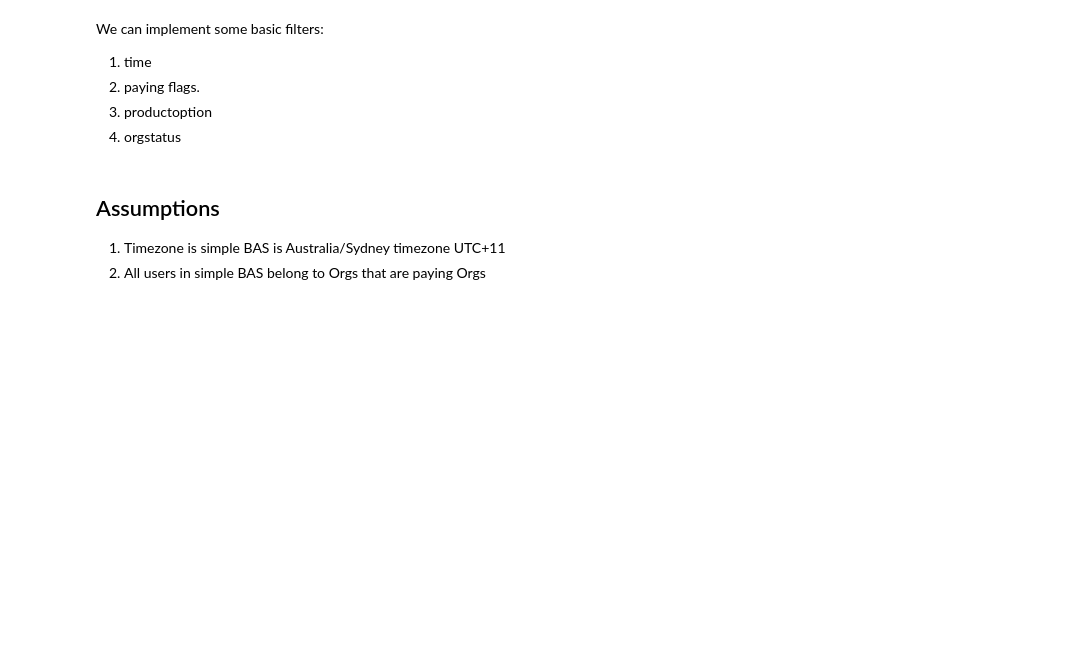
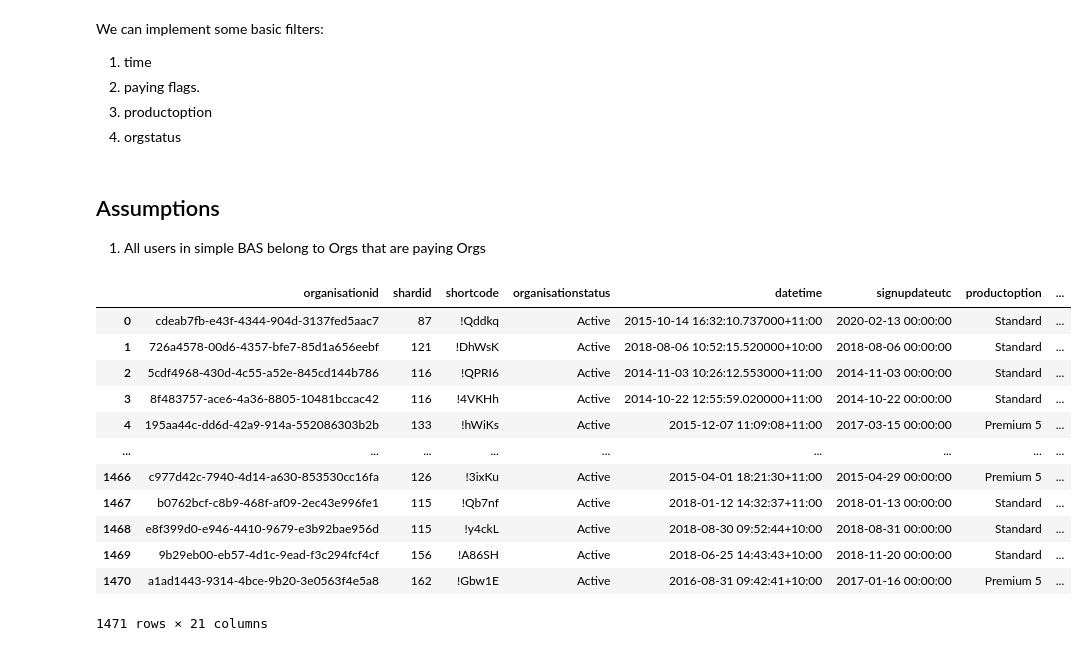
Before and after one commit to DolanCoder/exercise_case_study_pia_xero, a Jupyter notebook: explore.ipynb, the cells around one changed output. Cells and saved outputs as stored; diff of their text form; code cells hidden in the pictures; blank space fills up the shorter version.

```diff
--- a/explore.ipynb
+++ b/explore.ipynb
@@ -36,8 +36,8 @@ We can implement some basic filters:
 4. orgstatus
 # %% [markdown]
 ## Assumptions
-1. Timezone is simple BAS is Australia/Sydney timezone UTC+11
-2. All users in simple BAS belong to Orgs that are paying Orgs
+
+1. All users in simple BAS belong to Orgs that are paying Orgs
 # %%
 import pandas as pd
 from datetime import date, datetime,  timedelta
@@ -56,14 +57,33 @@ pd.options.plotting.backend = "plotly"
 # %%
 orgdetails = pd.read_csv('data/orgcard.csv')
 orgdetails['organisationid'] =orgdetails['organisationid'].str.lower()
+orgdetails.rename(columns={'createddateutc':'datetime'}, inplace=True)
+orgdetails['datetime'] = orgdetails['datetime'].astype('datetime64').dt.tz_localize('GMT').dt.tz_convert('Australia/Sydney')
+
 
 
 fullbas = pd.read_csv('data/fullbas.csv')
 fullbas['datetime'] = fullbas['datestring']+' '+fullbas['timestring']
-fullbas['datetime'] = fullbas['datetime'].astype('datetime64[s]').dt.tz_localize('Australia/Sydney',ambiguous=True)
+fullbas['datetime'] = fullbas['datetime'].astype('datetime64').dt.tz_localize('GMT').dt.tz_convert('Australia/Sydney')
 
 simplebas = pd.read_csv('data/simplebas.csv')
-simplebas['datetime'] = simplebas['datetime'].astype('datetime64[s]')
+simplebas['datetime'] = simplebas['datetime'].astype('datetime64[s]').dt.tz_localize('GMT').dt.tz_convert('Australia/Sydney')
+
+orgdetails
+# %% [output]
+|  | organisationid | shardid | shortcode | organisationstatus | datetime | signupdateutc | productoption | ... |
+| 0 | cdeab7fb-e43f-4344-904d-3137fed5aac7 | 87 | !Qddkq | Active | 2015-10-14 16:32:10.737000+11:00 | 2020-02-13 00:00:00 | Standard | ... |
+| 1 | 726a4578-00d6-4357-bfe7-85d1a656eebf | 121 | !DhWsK | Active | 2018-08-06 10:52:15.520000+10:00 | 2018-08-06 00:00:00 | Standard | ... |
+| 2 | 5cdf4968-430d-4c55-a52e-845cd144b786 | 116 | !QPRI6 | Active | 2014-11-03 10:26:12.553000+11:00 | 2014-11-03 00:00:00 | Standard | ... |
+| 3 | 8f483757-ace6-4a36-8805-10481bccac42 | 116 | !4VKHh | Active | 2014-10-22 12:55:59.020000+11:00 | 2014-10-22 00:00:00 | Standard | ... |
+| 4 | 195aa44c-dd6d-42a9-914a-552086303b2b | 133 | !hWiKs | Active | 2015-12-07 11:09:08+11:00 | 2017-03-15 00:00:00 | Premium 5 | ... |
+| ... | ... | ... | ... | ... | ... | ... | ... | ... |
+| 1466 | c977d42c-7940-4d14-a630-853530cc16fa | 126 | !3ixKu | Active | 2015-04-01 18:21:30+11:00 | 2015-04-29 00:00:00 | Premium 5 | ... |
+| 1467 | b0762bcf-c8b9-468f-af09-2ec43e996fe1 | 115 | !Qb7nf | Active | 2018-01-12 14:32:37+11:00 | 2018-01-13 00:00:00 | Standard | ... |
+| 1468 | e8f399d0-e946-4410-9679-e3b92bae956d | 115 | !y4ckL | Active | 2018-08-30 09:52:44+10:00 | 2018-08-31 00:00:00 | Standard | ... |
+| 1469 | 9b29eb00-eb57-4d1c-9ead-f3c294fcf4cf | 156 | !A86SH | Active | 2018-06-25 14:43:43+10:00 | 2018-11-20 00:00:00 | Standard | ... |
+| 1470 | a1ad1443-9314-4bce-9b20-3e0563f4e5a8 | 162 | !Gbw1E | Active | 2016-08-31 09:42:41+10:00 | 2017-01-16 00:00:00 | Premium 5 | ... |
+1471 rows × 21 columns
 # %%
 simpledf=simplebas.groupby([simplebas['datetime'].dt.date]).size().reset_index(name='count')
 fulldf = fullbas.groupby([fullbas['datetime'].dt.date]).size().reset_index(name='count')
```
Also changed, not shown: parts of 14 cells of this notebook.
